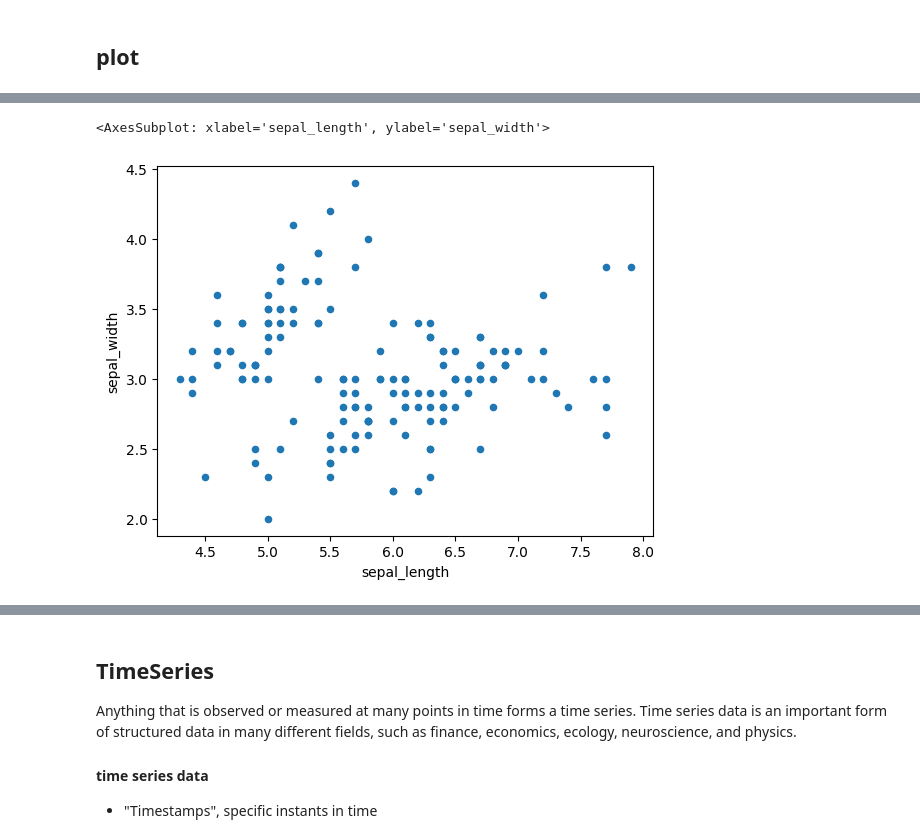
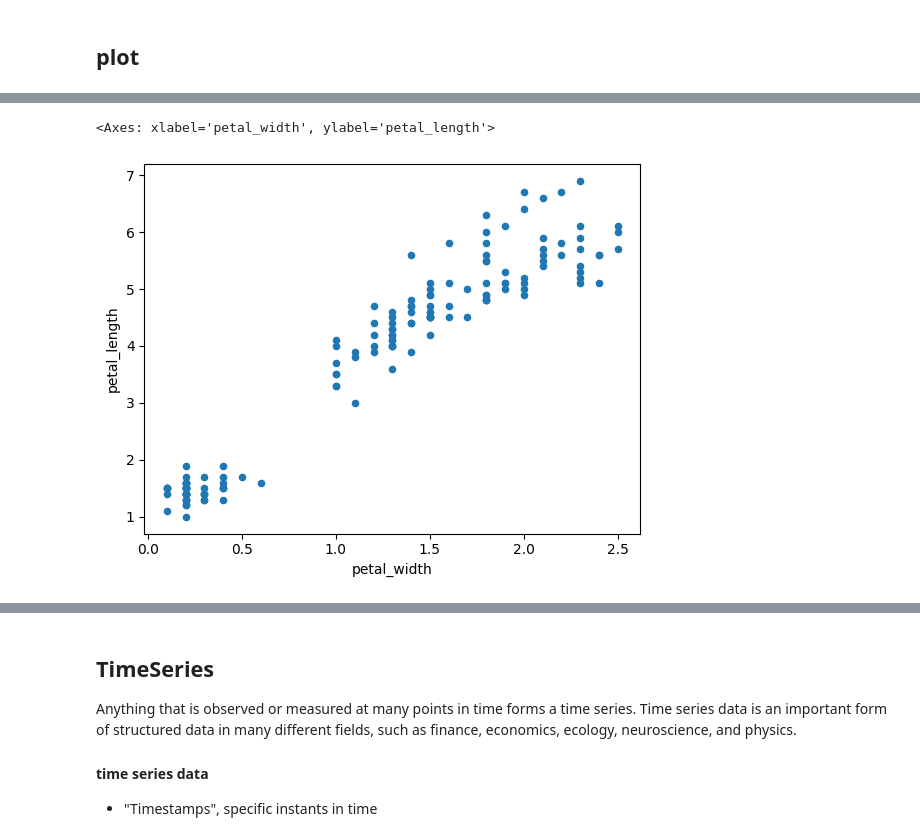
Before and after one commit to MapsaBootCamp/ML-Basic1, a Jupyter notebook: DataAnalysis/pandas_section.ipynb, the cells around one changed output, grey strips where cells are left out. Drawn from its saved outputs; the diff is of its cells as text; code cells hidden in the pictures.

```diff
--- a/DataAnalysis/pandas_section.ipynb
+++ b/DataAnalysis/pandas_section.ipynb
@@ -1897,5 +1962,5 @@ pd.merge(order, product, left_on = "product_id", right_on="id", how="outer")
 # %%
-iris_df.plot.scatter(x='sepal_length', y = 'sepal_width')
+iris_df.plot.scatter(x='petal_width', y = 'petal_length')
 # %% [output]
-<AxesSubplot: xlabel='sepal_length', ylabel='sepal_width'>
+<Axes: xlabel='petal_width', ylabel='petal_length'>
-[figure, old version]
+[figure, new version]
```
Also changed, not shown: parts of 65 cells of this notebook.
